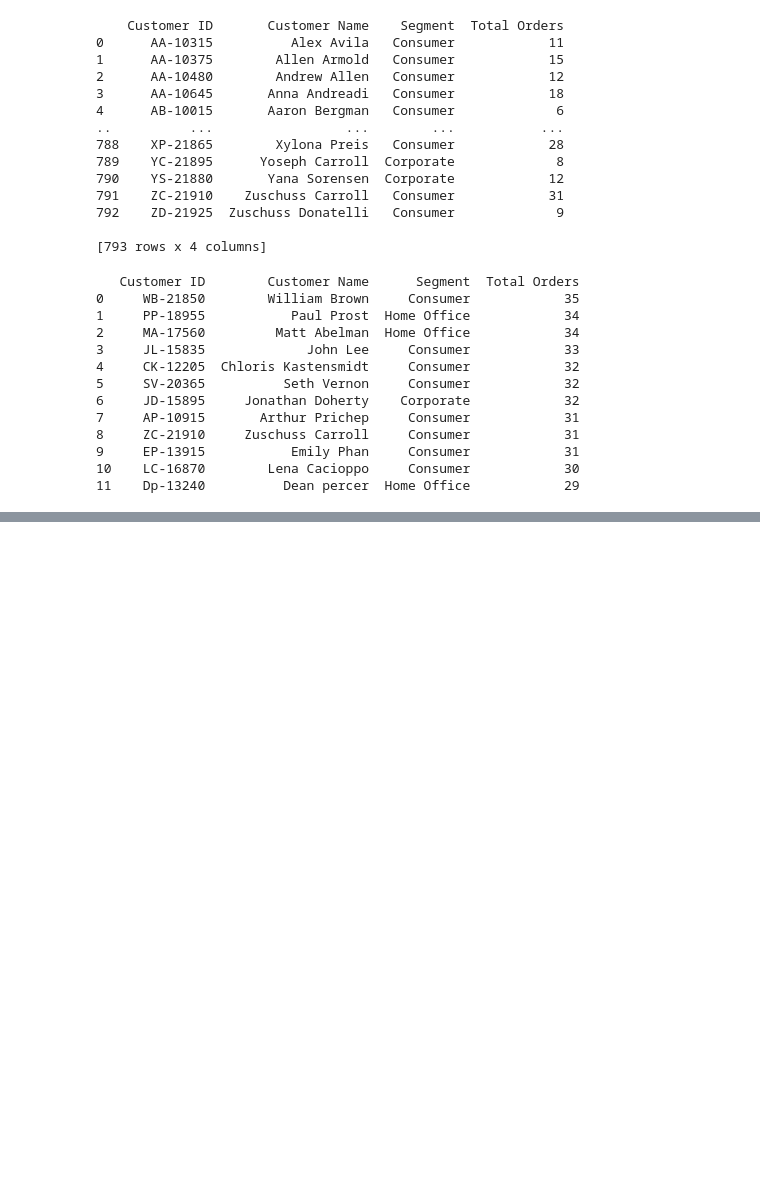
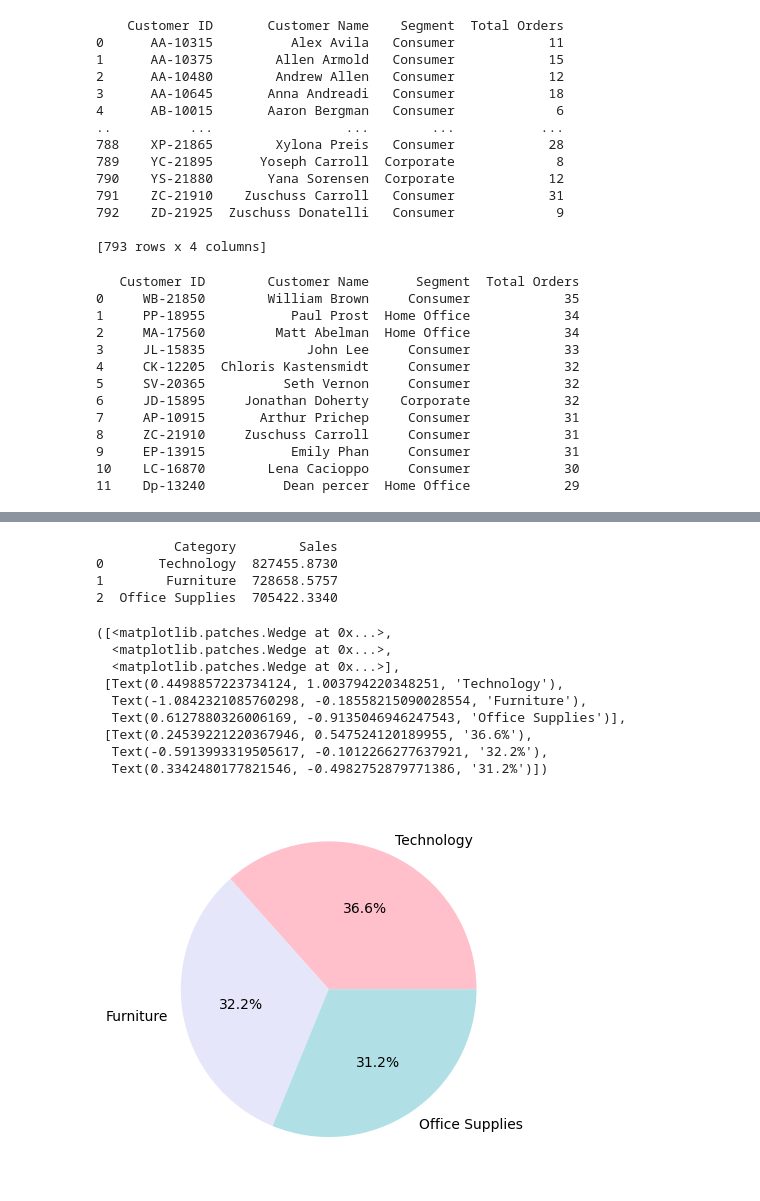
Before and after one commit to jagnajezierska/superstore_data_analysis, a Jupyter notebook: store_analysis.ipynb, the cells around one changed output, grey strips where cells are left out. Saved outputs shown, nothing was run; the diff lists cells and outputs as text; code cells hidden in the pictures; blank space fills up the shorter version.

```diff
--- a/store_analysis.ipynb
+++ b/store_analysis.ipynb
@@ -172,0 +344,23 @@ print(repeat_customers_sorted.head(12).reset_index(drop=True))
+# %%
+product_category = df.groupby('Category')['Sales'].sum().reset_index()
+top_product_category = product_category.sort_values(by='Sales', ascending=False)
+print(top_product_category.reset_index(drop=True))
+# %% [output]
+          Category        Sales
+0       Technology  827455.8730
+1        Furniture  728658.5757
+2  Office Supplies  705422.3340
+# %%
+colors = ['#FFC0CB','#E6E6FA','#B0E0E6']
+plt.pie(top_product_category['Sales'], labels = top_product_category['Category'], colors = colors, autopct="%1.1f%%")
+# %% [output]
+([<matplotlib.patches.Wedge at 0x...>,
+  <matplotlib.patches.Wedge at 0x...>,
+  <matplotlib.patches.Wedge at 0x...>],
+ [Text(0.4498857223734124, 1.003794220348251, 'Technology'),
+  Text(-1.0842321085760298, -0.18558215090028554, 'Furniture'),
+  Text(0.6127880326006169, -0.9135046946247543, 'Office Supplies')],
+ [Text(0.24539221220367946, 0.547524120189955, '36.6%'),
+  Text(-0.5913993319505617, -0.1012266277637921, '32.2%'),
+  Text(0.3342480177821546, -0.4982752879771386, '31.2%')])
+[figure, added]
```
Also changed, not shown: parts of 20 cells of this notebook.
